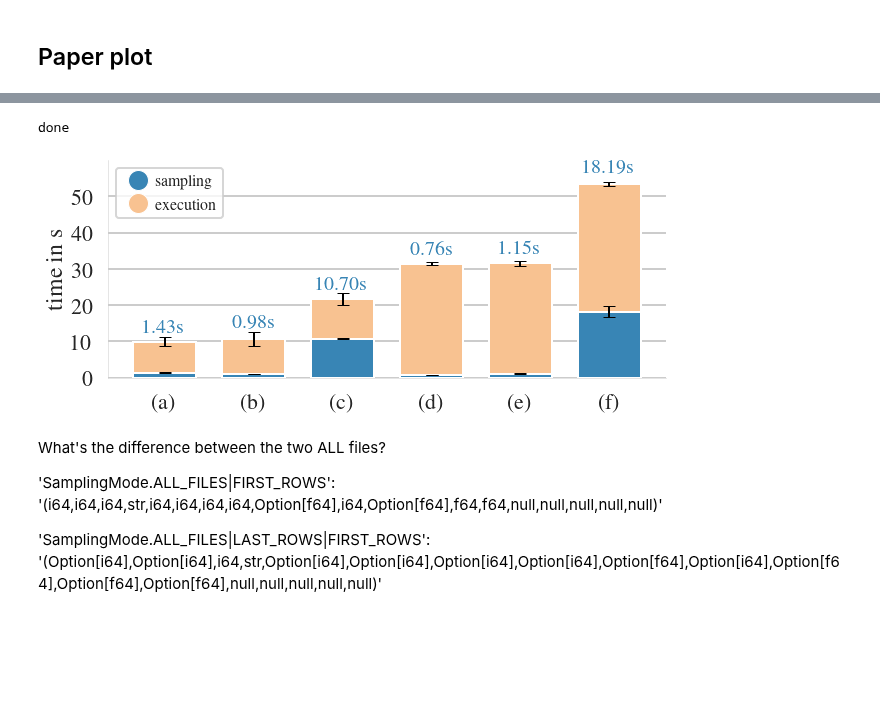
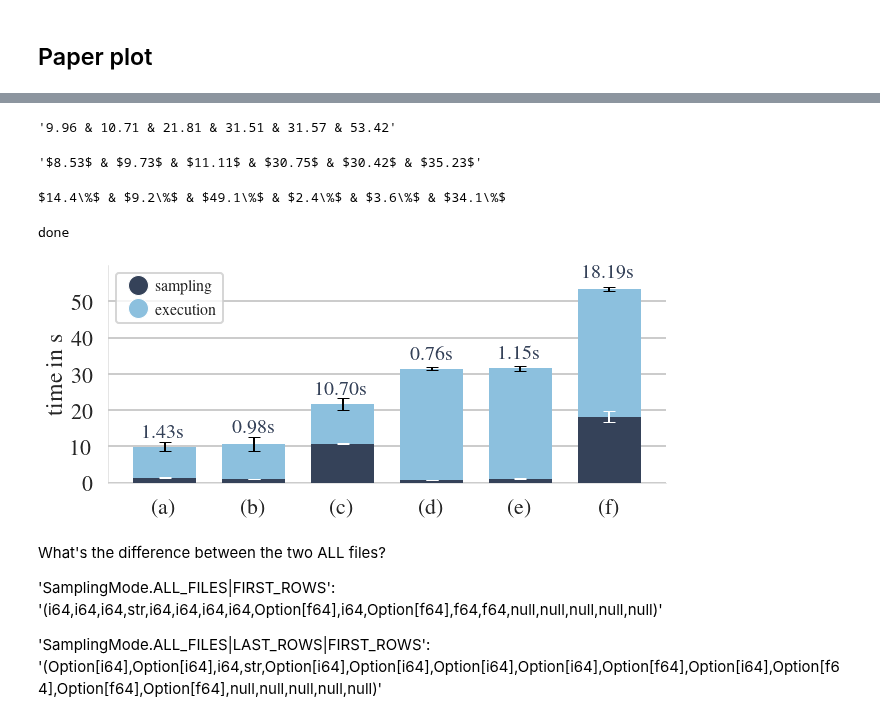
Before and after one commit to tuplex/tuplex, a Jupyter notebook: benchmarks/nextconf/hyperspecialization/flights/notebooks/02_WORKSHOP_Sampling_format.ipynb, the cells around one changed output, grey strips where cells are left out. Drawn from its saved outputs; the diff is of its cells as text; code cells hidden in the pictures; blank space fills up the shorter version.

Commit message:
figure update

```diff
--- a/benchmarks/nextconf/hyperspecialization/flights/notebooks/02_WORKSHOP_Sampling_format.ipynb
+++ b/benchmarks/nextconf/hyperspecialization/flights/notebooks/02_WORKSHOP_Sampling_format.ipynb
@@ -300,48 +287,68 @@ $14.4\%$ & $9.2\%$ & $49.1\%$ & $2.4\%$ & $3.6\%$ & $34.1\%$
+# %%
+' & '.join(['{:.2f}'.format(x) for x in gdf[('job_time', 'mean')].values])
+# %% [output]
+'9.96 & 10.71 & 21.81 & 31.51 & 31.57 & 53.42'
+# %%
+' & '.join(['${:.2f}$'.format(x) for x in gdf[('job_time_excl_sampling', 'mean')].values])
+# %% [output]
+'$8.53$ & $9.73$ & $11.11$ & $30.75$ & $30.42$ & $35.23$'
+# %%
+ans = ' & '.join(['${:.1f}\\%$'.format(x) for x in  gdf[('sampling_time', 'mean')].values * 100.0 / gdf[('job_time', 'mean')].values])
+print(ans)
+# %% [output]
+$14.4\%$ & $9.2\%$ & $49.1\%$ & $2.4\%$ & $3.6\%$ & $34.1\%$
 # %%
 plt.figure(figsize=(10, 4))
 w=0.7
 
 sample_col = sns.color_palette()[0]
 runtime_col = sns.color_palette()[-1]
-plt.bar(np.arange(len(gdf)), gdf[('sampling_time', 'mean')], w, color=sample_col)
+
+n_col = np.array([53, 66, 89]) / 255.0#sns.color_palette()[0]
+g_col = np.array([140, 192, 222]) / 255.0 #sns.color_palette()[1]
+sample_col = n_col
+runtime_col = g_col
+
+plt.bar(np.arange(len(gdf)), gdf[('sampling_time', 'mean')],
+        w, color=sample_col,edgecolor='none')
 plt.bar(np.arange(len(gdf)), gdf[('job_time_excl_sampling', 'mean')], w, bottom=gdf[('sampling_time', 'mean')],
-       color=runtime_col)
+       color=runtime_col, edgecolor='none')
 
 x_values = np.arange(len(gdf))
 y_values = gdf[('sampling_time', 'mean')]
 y_error = gdf[('sampling_time', 'std')]
 plt.errorbar(x_values, y_values,  yerr=y_error,
-             fmt='o', markersize=0, capsize=6, color='k', linewidth=2)
+             fmt='o', markersize=0, capsize=6, color='w', linewidth=2)
 
 x_values = np.arange(len(gdf))
 y_values = gdf[('sampling_time', 'mean')] + gdf[('job_time_excl_sampling', 'mean')]
 y_error = gdf[('job_time_excl_sampling', 'std')]
 plt.errorbar(x_values, y_values,  yerr=y_error,
              fmt='o', markersize=0, capsize=6, color='k', linewidth=2)
 
 # plot sampling time on top of bars, b.c. they are so small
 for x, y, value in zip(x_values, y_values, gdf[('sampling_time', 'mean')].values):
     plt.text(x, y + 4, '{:.2f}s'.format(value), va='center', fontsize=20, ha='center', color=sample_col)
 
 plt.ylabel('time in s')
 plt.grid(axis='x')
 plt.ylim(0, 60)
 plt.yticks(np.arange(0, 60, 10))
 plt.xticks(np.arange(6), ['(a)', '(b)', '(c)', '(d)', '(e)', '(f)'])
 
 # https://matplotlib.org/3.1.1/tutorials/intermediate/legend_guide.html
 hlabels=[('sampling', sample_col), ('execution', runtime_col),]
 handles = []
 for h in hlabels:
     handles.append(Line2D([0], [0], marker='o', color='w', label=h[0],
                         markerfacecolor=h[1], markersize=20))
 plt.legend(handles=handles, fontsize=16, handletextpad=0.05)
 sns.despine()
 plt.savefig('workshop_sampling.pdf', transparent=True, dpi=120, bbox_inches = 'tight', pad_inches = 0)
 print('done')
 # %% [output]
 done
-[figure, old version]
+[figure, new version]
 # %% [markdown]
 What's the difference between the two ALL files?
 
```
Also changed, not shown: parts of 17 cells of this notebook, 1 other file.
